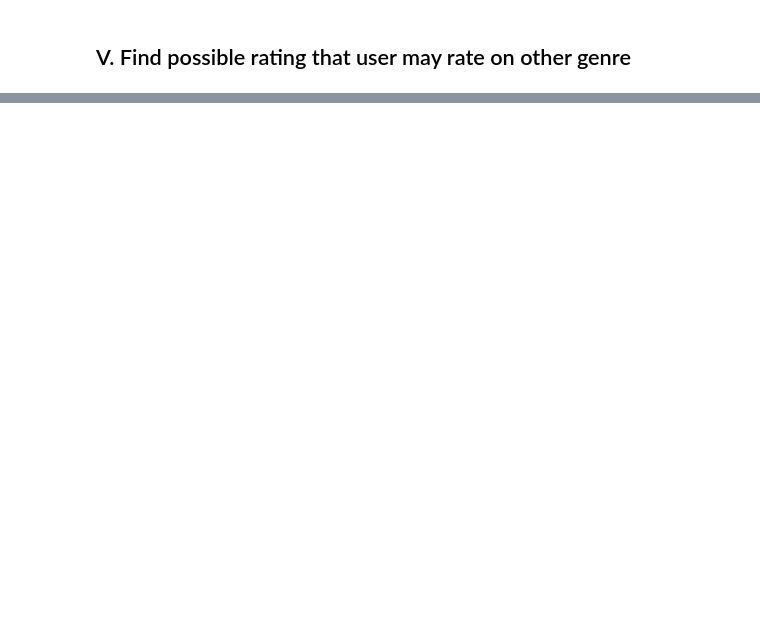
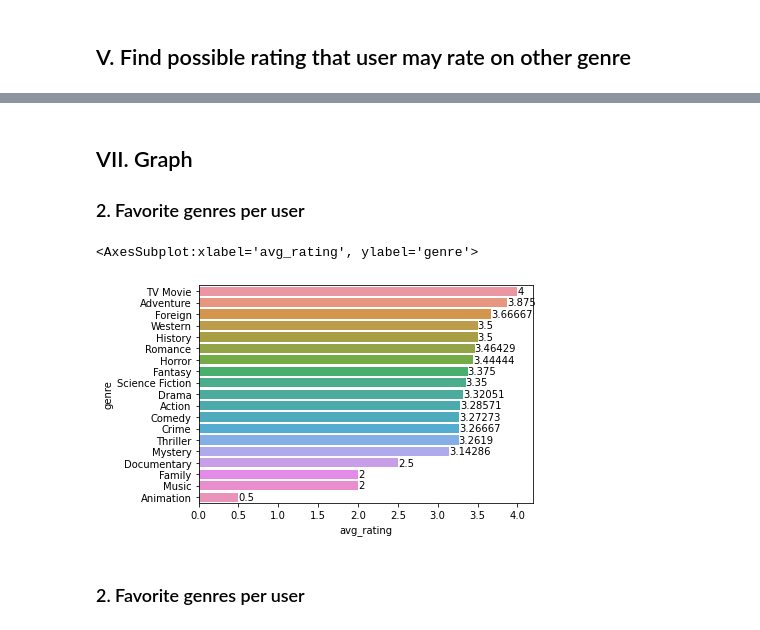
Before and after one commit to cadt-g6/movie_recommendation, a Jupyter notebook: notebooks/user_interest_analysis.ipynb, the cells around one changed output, grey strips where cells are left out. Saved outputs shown, nothing was run; the diff lists cells and outputs as text; code cells hidden in the pictures; blank space fills up the shorter version.

Commit message:
feat: add user interest graph

```diff
--- a/notebooks/user_interest_analysis.ipynb
+++ b/notebooks/user_interest_analysis.ipynb
@@ -210,0 +190,4 @@ HERE IS AVERAGE RATING FOR GENRE FOR USER: 123963
+# %%
+print("HERE IS AVERAGE RATING FOR GENRE FOR USER: {}".format(user_id))
+avg_rating_dict = get_avg_rating_dict(movies_per_user_df)
+avg_rating_dict
@@ -261,0 +255,19 @@ Sentai Filmworks: 0.0
+# %% [markdown]
+## VII. Graph
+
+### 2. Favorite genres per user
+# %%
+genre_df = pd.DataFrame(
+    columns=['genre', 'avg_rating'], data=avg_rating_dict.items())
+# %%
+import seaborn as sns
+from lib.services.seaborn_service import SeabornService
+
+file_name = 'fav_genres_for_uid_{}'.format(user_id)
+SeabornService(x=genre_df['avg_rating'],
+               y=genre_df['genre'], file_name=file_name).render()
+# %% [output]
+<AxesSubplot:xlabel='avg_rating', ylabel='genre'>
+[figure, added]
+# %% [markdown]
+### 2. Favorite genres per user
```
Also changed, not shown: parts of 8 cells of this notebook, 6 other files.
